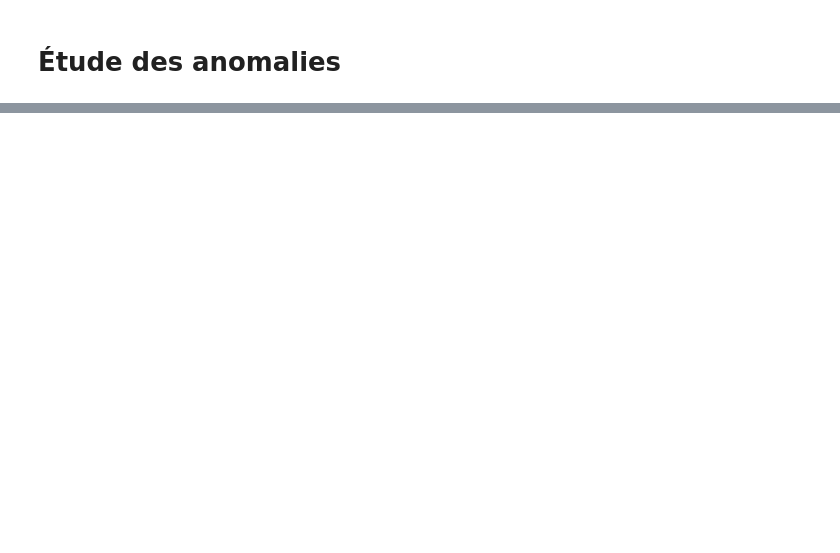
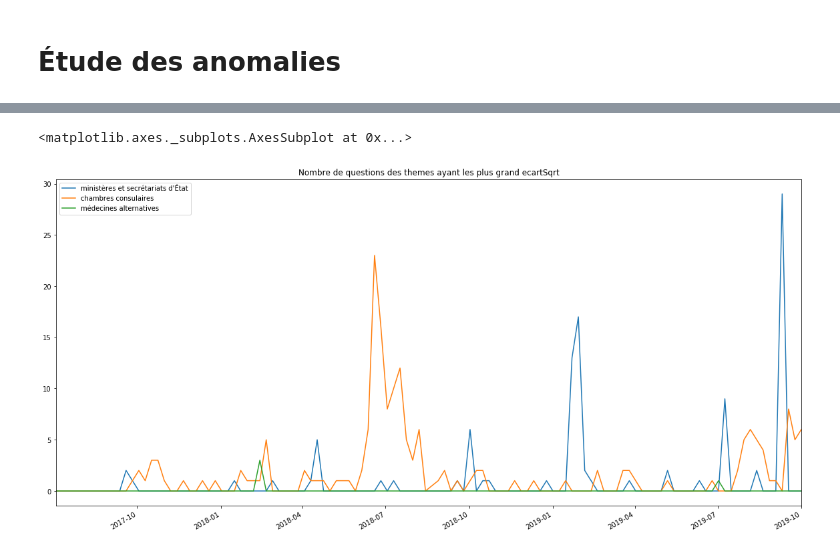
Before and after one commit to homerdurand/METRIQ, a Jupyter notebook: anomalies.ipynb, the cells around one changed output, grey strips where cells are left out. Cells and saved outputs as stored; diff of their text form; code cells hidden in the pictures; blank space fills up the shorter version.

```diff
--- a/anomalies.ipynb
+++ b/anomalies.ipynb
@@ -231,0 +121,6 @@ On remarque pour chaque courbes des pics prononcés à des mois précis, en nous
+# %%
+themesEcartSqrt = [theme for theme in ecarts.sort_values(ascending = False,by='ecartSqrt').index]
+count_df.plot(figsize = (20,10),title = 'Nombre de questions des themes ayant les plus grand ecartSqrt',y = themesEcartSqrt[:3])
+# %% [output]
+<matplotlib.axes._subplots.AxesSubplot at 0x...>
+[figure, added]
```
Also changed, not shown: parts of 67 cells of this notebook, 2 other files.
